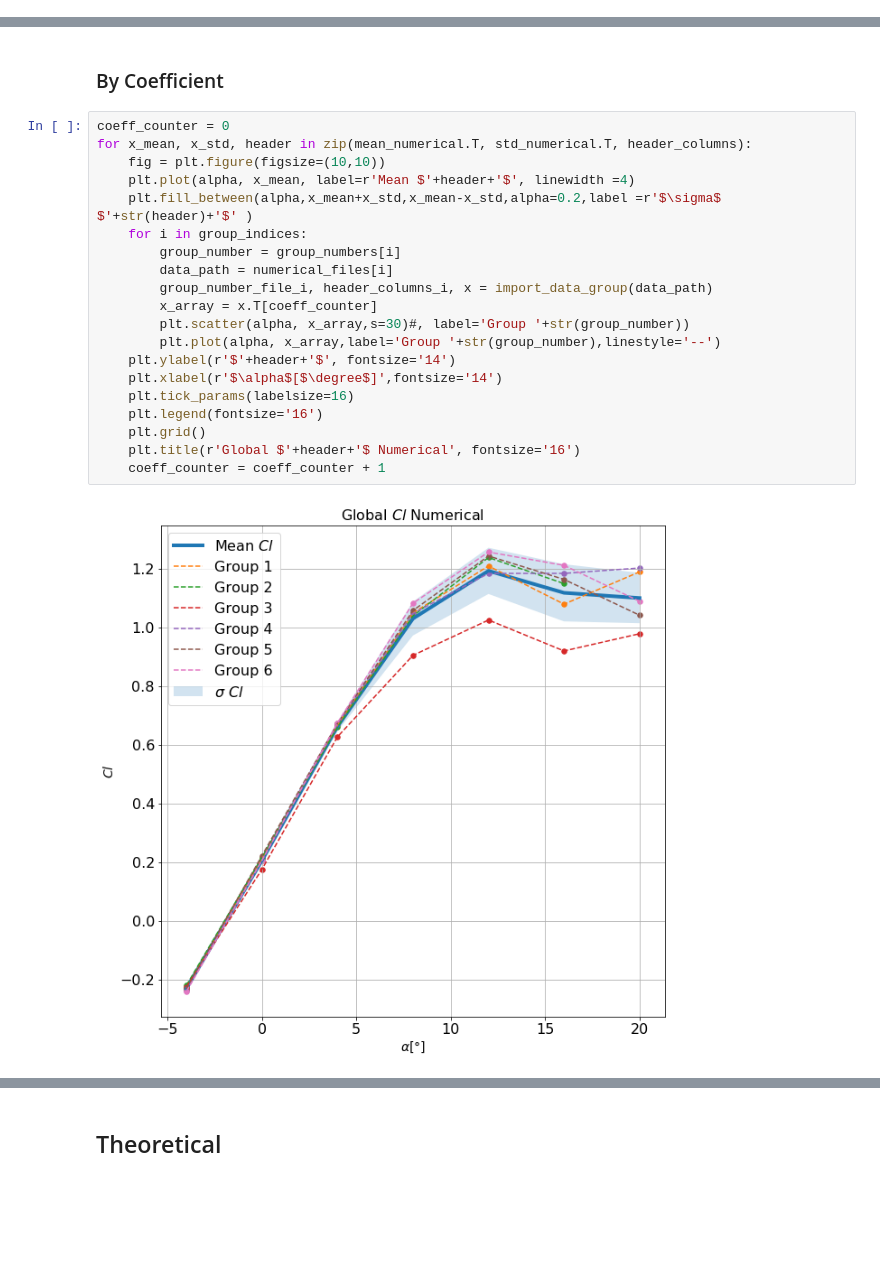
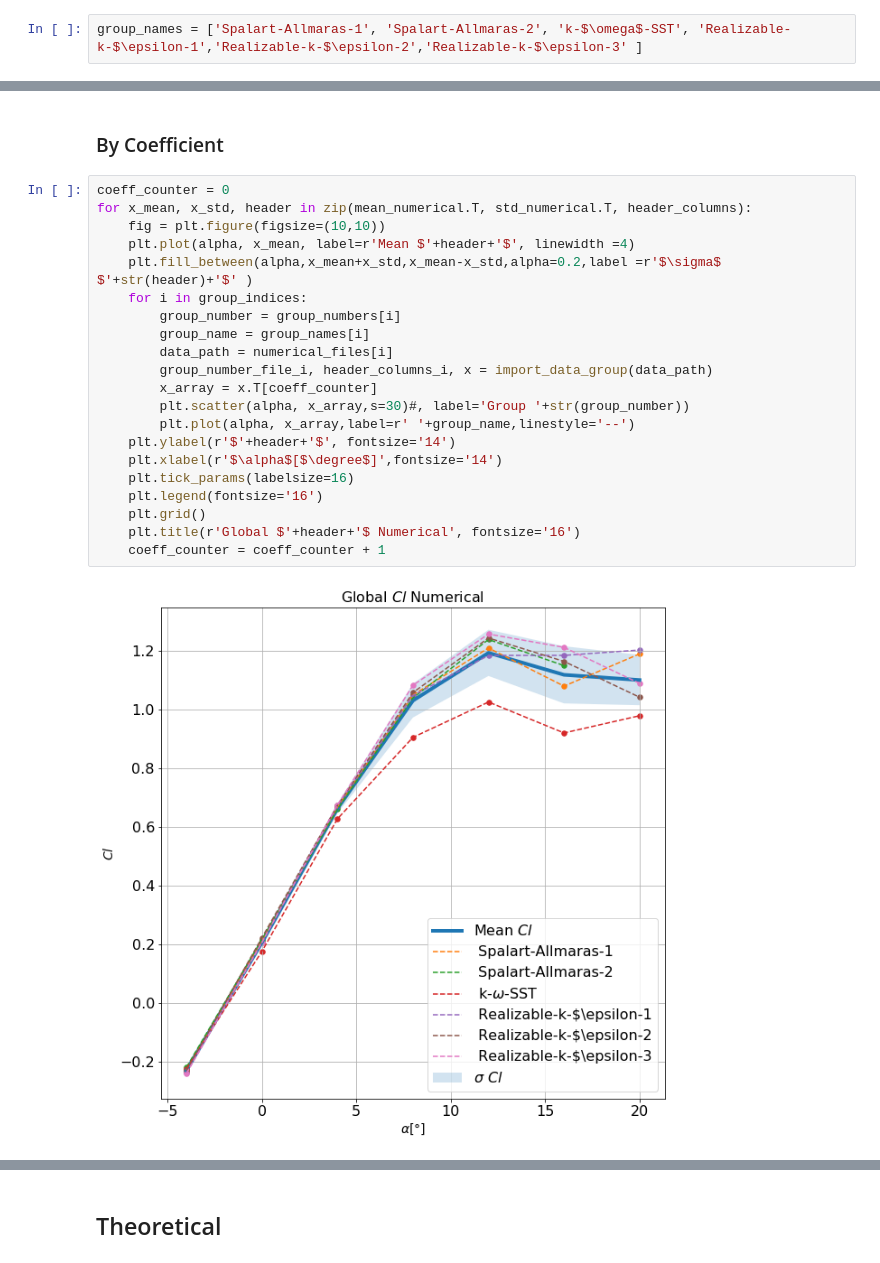
Before and after one commit to sercharpak/NFS_P2, a Jupyter notebook: NFS-P2-Comparison.ipynb, the cells around one changed output, grey strips where cells are left out. Drawn from its saved outputs; the diff is of its cells as text; blank space fills up the shorter version.

Commit message:
Updated the group names for the numerical plots

```diff
--- a/NFS-P2-Comparison.ipynb
+++ b/NFS-P2-Comparison.ipynb
@@ -95,6 +95,8 @@ N_angles = len(alpha)
 header_columns = ['C_l', 'C_d', 'C_m']
 # %% [markdown]
 ## Numerical
+# %%
+group_names = ['Spalart-Allmaras-1', 'Spalart-Allmaras-2', 'k-$\omega$-SST', 'Realizable-k-$\epsilon-1','Realizable-k-$\epsilon-2','Realizable-k-$\epsilon-3' ]
 # %%
 numerical_all = np.zeros((N_groups, N_angles, N_coeff))
 # %%
@@ -127,22 +129,23 @@ plt.close(fig)
 # %%
 coeff_counter = 0
 for x_mean, x_std, header in zip(mean_numerical.T, std_numerical.T, header_columns):
     fig = plt.figure(figsize=(10,10))
     plt.plot(alpha, x_mean, label=r'Mean $'+header+'$', linewidth =4)
     plt.fill_between(alpha,x_mean+x_std,x_mean-x_std,alpha=0.2,label =r'$\sigma$ $'+str(header)+'$' )
     for i in group_indices:
         group_number = group_numbers[i]
+        group_name = group_names[i]
         data_path = numerical_files[i]
         group_number_file_i, header_columns_i, x = import_data_group(data_path)
         x_array = x.T[coeff_counter]
         plt.scatter(alpha, x_array,s=30)#, label='Group '+str(group_number))
-        plt.plot(alpha, x_array,label='Group '+str(group_number),linestyle='--')
+        plt.plot(alpha, x_array,label=r' '+group_name,linestyle='--')
     plt.ylabel(r'$'+header+'$', fontsize='14')
     plt.xlabel(r'$\alpha$[$\degree$]',fontsize='14')
     plt.tick_params(labelsize=16)
     plt.legend(fontsize='16')
     plt.grid()
     plt.title(r'Global $'+header+'$ Numerical', fontsize='16')
     coeff_counter = coeff_counter + 1
 # %% [output]
-[figure, old version]
+[figure, new version]
```
Also changed, not shown: parts of 1 cell of this notebook.
